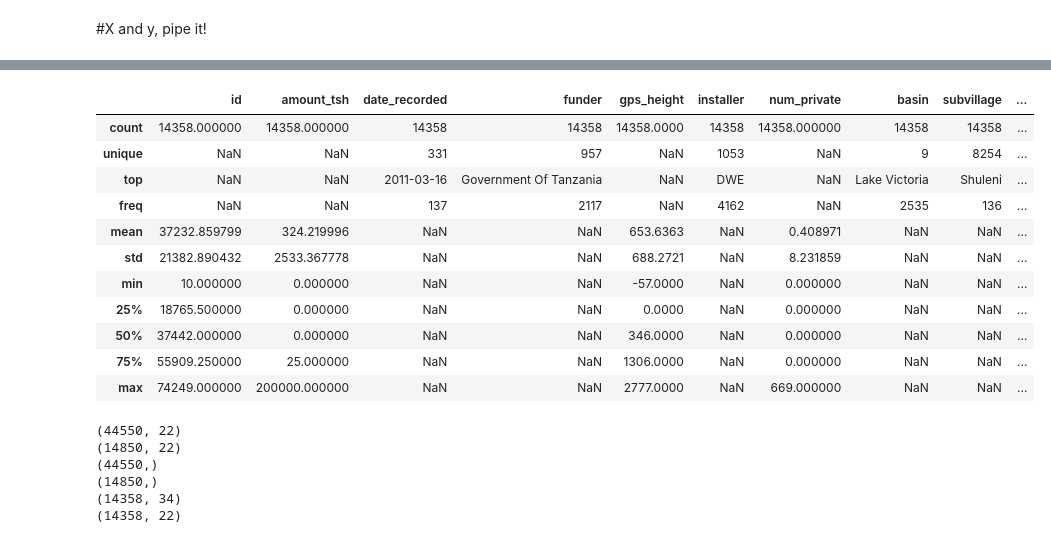
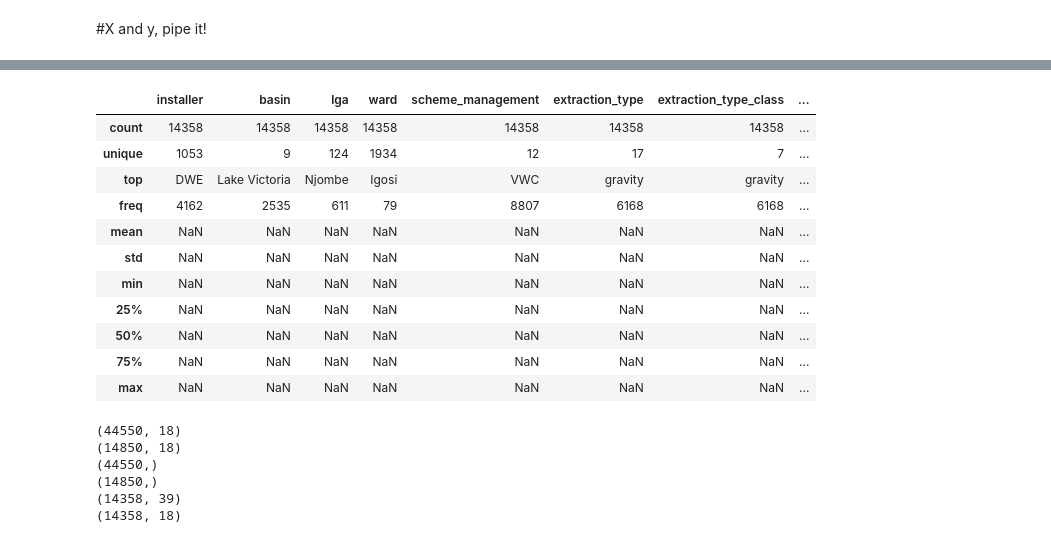
Before and after one commit to veritaem/Project2, a Jupyter notebook: Kaggle_proj.ipynb, the cells around one changed output, grey strips where cells are left out. Cells and saved outputs as stored; diff of their text form; code cells hidden in the pictures.

```diff
--- a/Kaggle_proj.ipynb
+++ b/Kaggle_proj.ipynb
@@ -349,0 +336,31 @@ Name: status_group, dtype: int64
+# %%
+df2['2011'] = df2['date_recorded'].str.contains('2011', na=False, regex=True)
+df2['2012'] = df2['date_recorded'].str.contains('2012', na=False, regex=True)
+df2['2013'] = df2['date_recorded'].str.contains('2013', na=False, regex=True)
+
+testdf['2011'] = testdf['date_recorded'].str.contains('2011', na=False, regex=True)
+testdf['2012'] = testdf['date_recorded'].str.contains('2012', na=False, regex=True)
+testdf['2013'] = testdf['date_recorded'].str.contains('2013', na=False, regex=True)
+# %%
+df2['2011'] = df2['2011'].replace(True, 2011)
+df2['2012'] = df2['2012'].replace(True, 2012)
+df2['2013'] = df2['2013'].replace(True, 2013)
+
+testdf['2011'] = testdf['2011'].replace(True, 2011)
+testdf['2012'] = testdf['2012'].replace(True, 2012)
+testdf['2013'] = testdf['2013'].replace(True, 2013)
+
+larger = lambda s1, s2: s1 if s1.sum() > s2.sum() else s2
+
+df2['yrs_intermediate'] = df2['2011'].combine(df2['2012'], larger)
+df2['yrs_intermediate'] = df2['yrs_intermediate'].combine(df2['2013'], larger)
+df2['yrs in operation'] = df2['yrs_intermediate'] - df2['construction_year']
+
+
+testdf['yrs_intermediate'] = testdf['2011'].combine(testdf['2012'], larger)
+testdf['yrs_intermediate'] = testdf['yrs_intermediate'].combine(testdf['2013'], larger)
+testdf['yrs in operation'] = testdf['yrs_intermediate'] - testdf['construction_year']
+
+
+
+df2.head()
@@ -352,10 +404,14 @@ Name: status_group, dtype: int64
 # %%
-X = df2.drop(['status_group', 'funder', 'installer', 'subvillage', 'population', 'construction_year', 'ward', 'num_private',
-             'region_code', 'extraction_type_group', 'quantity_group', 'source_class', 'source_type'], axis = 1)
+X = df2.drop(['status_group', 'funder', 'subvillage', 'population', 'construction_year', 'num_private',
+             'region_code', 'extraction_type_group', 'quantity_group', 'source_class', 'source_type', 'subvillage',
+             'permit', 'date_recorded', '2011', '2012', '2013', 'id', 'waterpoint_type_group', 'gps_height',
+             'amount_tsh', 'management_group', 'district_code'], axis = 1)
 y = df2['status_group']
 
-Xtdf = testdf.drop(['funder', 'installer', 'subvillage', 'population', 'construction_year', 'ward', 'num_private',
-                   'region_code', 'extraction_type_group', 'quantity_group', 'source_class', 'source_type'], axis = 1)
+Xtdf = testdf.drop(['funder', 'subvillage', 'population', 'construction_year', 'num_private',
+                   'region_code', 'extraction_type_group', 'quantity_group', 'source_class', 'source_type',
+                   'subvillage', 'permit', 'date_recorded', '2011', '2012', '2013', 'id', 'waterpoint_type_group',
+                   'gps_height', 'amount_tsh', 'management_group', 'district_code'], axis = 1)
 # %%
 X.describe(include = 'all')
 # %% [output]
@@ -374,18 +430,18 @@ X.describe(include = 'all')
 # %%
-testdf.describe(include = 'all')
+Xtdf.describe(include = 'all')
 # %% [output]
-|  | id | amount_tsh | date_recorded | funder | gps_height | installer | num_private | basin | subvillage | ... |
-| count | 14358.000000 | 14358.000000 | 14358 | 14358 | 14358.0000 | 14358 | 14358.000000 | 14358 | 14358 | ... |
-| unique | NaN | NaN | 331 | 957 | NaN | 1053 | NaN | 9 | 8254 | ... |
-| top | NaN | NaN | 2011-03-16 | Government Of Tanzania | NaN | DWE | NaN | Lake Victoria | Shuleni | ... |
-| freq | NaN | NaN | 137 | 2117 | NaN | 4162 | NaN | 2535 | 136 | ... |
-| mean | 37232.859799 | 324.219996 | NaN | NaN | 653.6363 | NaN | 0.408971 | NaN | NaN | ... |
-| std | 21382.890432 | 2533.367778 | NaN | NaN | 688.2721 | NaN | 8.231859 | NaN | NaN | ... |
-| min | 10.000000 | 0.000000 | NaN | NaN | -57.0000 | NaN | 0.000000 | NaN | NaN | ... |
-| 25% | 18765.500000 | 0.000000 | NaN | NaN | 0.0000 | NaN | 0.000000 | NaN | NaN | ... |
-| 50% | 37442.000000 | 0.000000 | NaN | NaN | 346.0000 | NaN | 0.000000 | NaN | NaN | ... |
-| 75% | 55909.250000 | 25.000000 | NaN | NaN | 1306.0000 | NaN | 0.000000 | NaN | NaN | ... |
-| max | 74249.000000 | 200000.000000 | NaN | NaN | 2777.0000 | NaN | 669.000000 | NaN | NaN | ... |
+|  | installer | basin | lga | ward | scheme_management | extraction_type | extraction_type_class | ... |
+| count | 14358 | 14358 | 14358 | 14358 | 14358 | 14358 | 14358 | ... |
+| unique | 1053 | 9 | 124 | 1934 | 12 | 17 | 7 | ... |
+| top | DWE | Lake Victoria | Njombe | Igosi | VWC | gravity | gravity | ... |
+| freq | 4162 | 2535 | 611 | 79 | 8807 | 6168 | 6168 | ... |
+| mean | NaN | NaN | NaN | NaN | NaN | NaN | NaN | ... |
+| std | NaN | NaN | NaN | NaN | NaN | NaN | NaN | ... |
+| min | NaN | NaN | NaN | NaN | NaN | NaN | NaN | ... |
+| 25% | NaN | NaN | NaN | NaN | NaN | NaN | NaN | ... |
+| 50% | NaN | NaN | NaN | NaN | NaN | NaN | NaN | ... |
+| 75% | NaN | NaN | NaN | NaN | NaN | NaN | NaN | ... |
+| max | NaN | NaN | NaN | NaN | NaN | NaN | NaN | ... |
 # %%
 X_train, X_test, y_train, y_test = train_test_split(X, y)
 # %%
@@ -396,9 +452,9 @@ print(y_test.shape)
 print(testdf.shape)
 print(Xtdf.shape)
 # %% [output]
-(44550, 22)
-(14850, 22)
+(44550, 18)
+(14850, 18)
 (44550,)
 (14850,)
-(14358, 34)
-(14358, 22)
+(14358, 39)
+(14358, 18)
```
Also changed, not shown: parts of 29 cells of this notebook.
